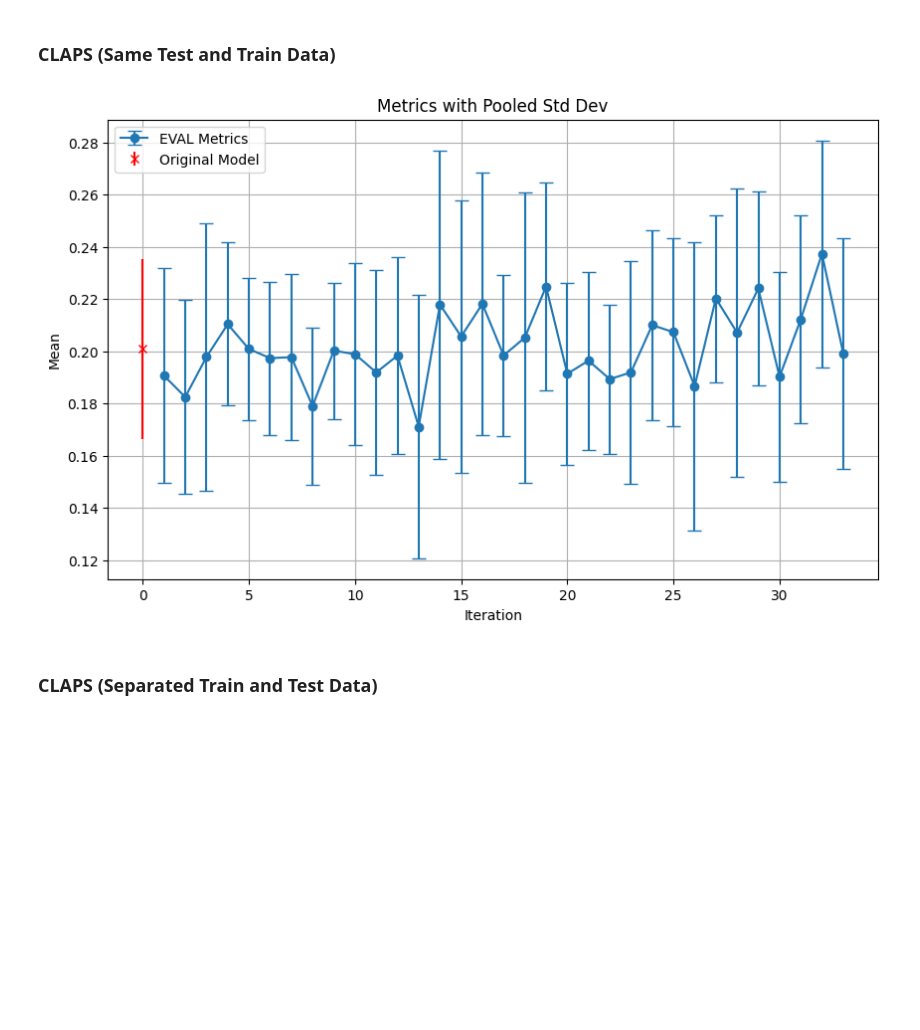
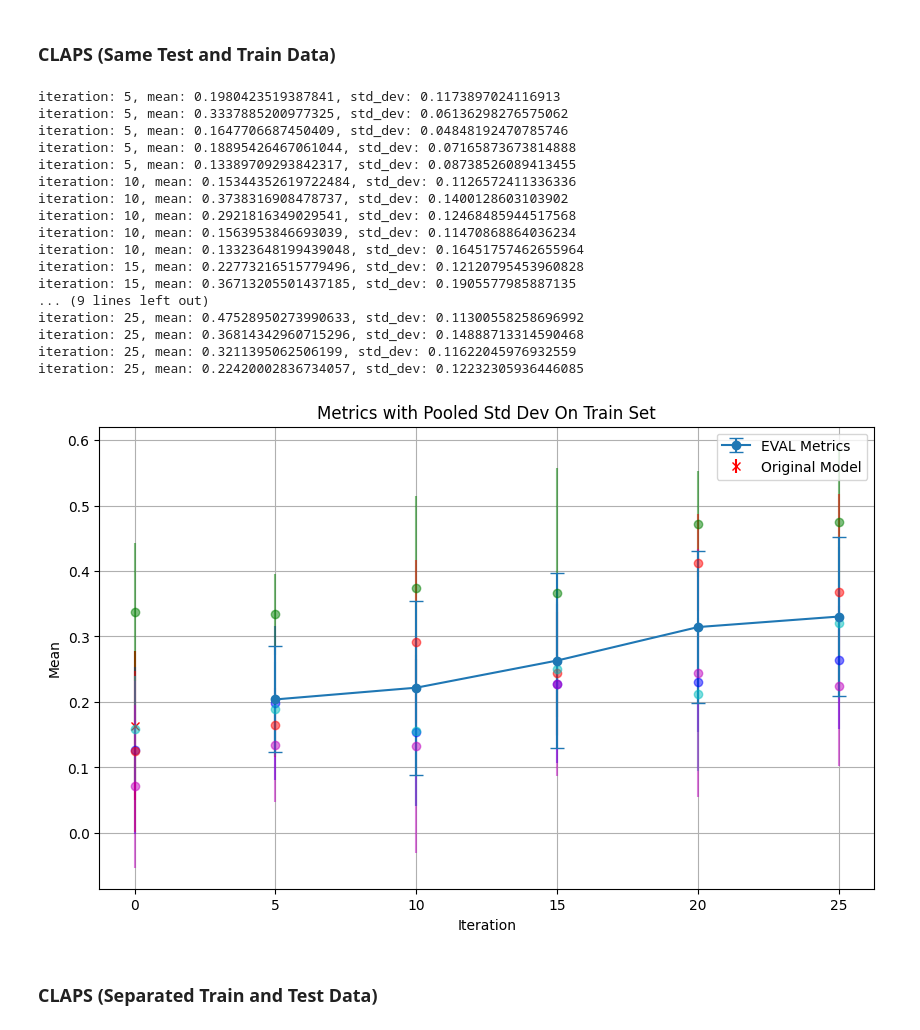
Before and after one commit to Alanhsiu/trl, a Jupyter notebook: plot.ipynb, the cells around one changed output. Drawn from its saved outputs; the diff is of its cells as text; code cells hidden in the pictures; blank space fills up the shorter version.

```diff
--- a/plot.ipynb
+++ b/plot.ipynb
@@ -3,8 +3,16 @@
 # %%
 # model_output_dir = '/work/b0990106x/trl/model_output/1116-1525'
 # model_output_dir = '/work/b0990106x/trl/model_output/1116-1613'
-model_output_dir = '/work/b0990106x/trl/model_output/1116-1731'
-model_output_dir = '/work/b0990106x/trl/model_output/1116-1911'
+# model_output_dir = '/work/b0990106x/trl/model_output/1116-1731'
+# model_output_dir = '/work/b0990106x/trl/model_output/1116-1911'
+# model_output_dir = '/work/b0990106x/trl/model_output/1117-0208'
+# model_output_dir = '/work/b0990106x/trl/model_output/1117-1336'
+# model_output_dir = '/work/b0990106x/trl/model_output/1118-1353'
+# model_output_dir = '/work/b0990106x/trl/model_output/1119-0038'
+# model_output_dir = '/work/b0990106x/trl/model_output/1123-0014'
+# model_output_dir = '/work/b0990106x/trl/model_output/1123-0926'
+model_output_dir = '/work/b0990106x/trl/model_output/1123-1002'
+
 log_path = f'{model_output_dir}/log_training.log'
 
 import re
@@ -121,34 +129,64 @@ def plot_metrics(data):
         pooled_std_dev_value = pooled_std_dev(std_devs, counts)
         pooled_std_devs.append(pooled_std_dev_value)
 
+        ## also plot all mean points in means
+        for i in range(len(means)):
+            print(f'iteration: {iteration}, mean: {means[i]}, std_dev: {std_devs[i]}')
+            # plt.errorbar([iteration], [means[i]], yerr=[std_devs[i]], fmt='o', color='b', alpha=0.5)
+            # use different color for different points
+            colors = ['b', 'g', 'r', 'c', 'm', 'y', 'k']
+            plt.errorbar([iteration], [means[i]], yerr=[std_devs[i]], fmt='o', color=colors[i], alpha=0.5)
+
     # Plot EVAL metrics
     if iterations:
         plt.errorbar(iterations, avg_means, yerr=pooled_std_devs, fmt='o-', capsize=5, label='EVAL Metrics')
 
     # Plot Original model metrics
     if "Original" in data and data["Original"]:
         original_means = [x[0] for x in data["Original"]]
         original_std_devs = [x[1] for x in data["Original"]]
 
         avg_original_mean = np.mean(original_means)
         pooled_original_std_dev = pooled_std_dev(original_std_devs, [10] * len(original_std_devs))
 
         plt.errorbar([0], [avg_original_mean], yerr=[pooled_original_std_dev], fmt='x', color='r', label='Original Model')
 
+        # also plot all mean points in original_means
+        for i in range(len(original_means)):
+            colors = ['b', 'g', 'r', 'c', 'm', 'y', 'k']
+            plt.errorbar([0], [original_means[i]], yerr=[original_std_devs[i]], fmt='o', color=colors[i], alpha=0.5)
+
     plt.xlabel('Iteration')
     plt.ylabel('Mean')
-    plt.title('Metrics with Pooled Std Dev')
+    plt.title('Metrics with Pooled Std Dev On Train Set')
     plt.legend()
     plt.grid(True)
     plt.show()
 
 
 # Parse the log file
 data = parse_log_file(log_path)
 
 # Plot the metrics
 plot_metrics(data)
 # %% [output]
+iteration: 5, mean: 0.1980423519387841, std_dev: 0.1173897024116913
+iteration: 5, mean: 0.3337885200977325, std_dev: 0.06136298276575062
+iteration: 5, mean: 0.1647706687450409, std_dev: 0.04848192470785746
+iteration: 5, mean: 0.18895426467061044, std_dev: 0.07165873673814888
+iteration: 5, mean: 0.13389709293842317, std_dev: 0.08738526089413455
+iteration: 10, mean: 0.15344352619722484, std_dev: 0.1126572411336336
+iteration: 10, mean: 0.3738316908478737, std_dev: 0.1400128603103902
+iteration: 10, mean: 0.2921816349029541, std_dev: 0.12468485944517568
+iteration: 10, mean: 0.1563953846693039, std_dev: 0.11470868864036234
+iteration: 10, mean: 0.13323648199439048, std_dev: 0.16451757462655964
+iteration: 15, mean: 0.22773216515779496, std_dev: 0.12120795453960828
+iteration: 15, mean: 0.36713205501437185, std_dev: 0.1905577985887135
+... (9 lines left out)
+iteration: 25, mean: 0.47528950273990633, std_dev: 0.11300558258696992
+iteration: 25, mean: 0.36814342960715296, std_dev: 0.14888713314590468
+iteration: 25, mean: 0.3211395062506199, std_dev: 0.11622045976932559
+iteration: 25, mean: 0.22420002836734057, std_dev: 0.12232305936446085
-[figure, old version]
+[figure, new version]
 # %% [markdown]
 ### CLAPS (Separated Train and Test Data)
```
Also changed, not shown: parts of 2 cells of this notebook, 6 other files.
